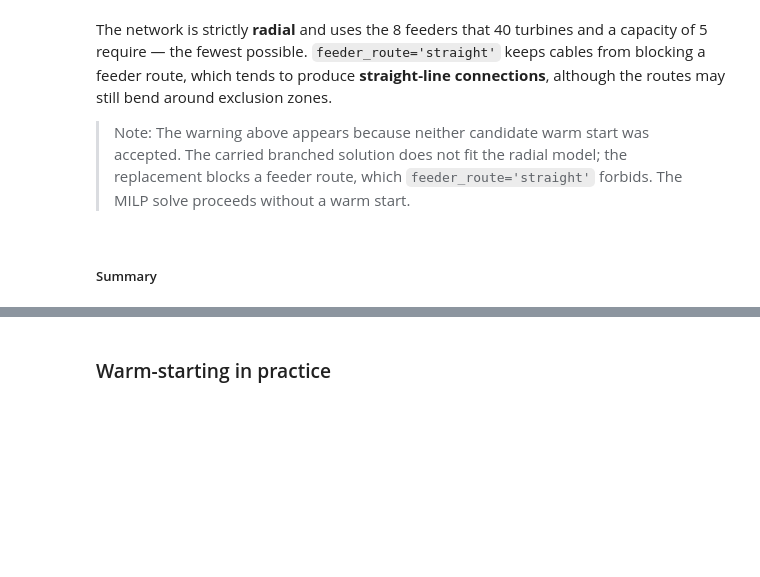
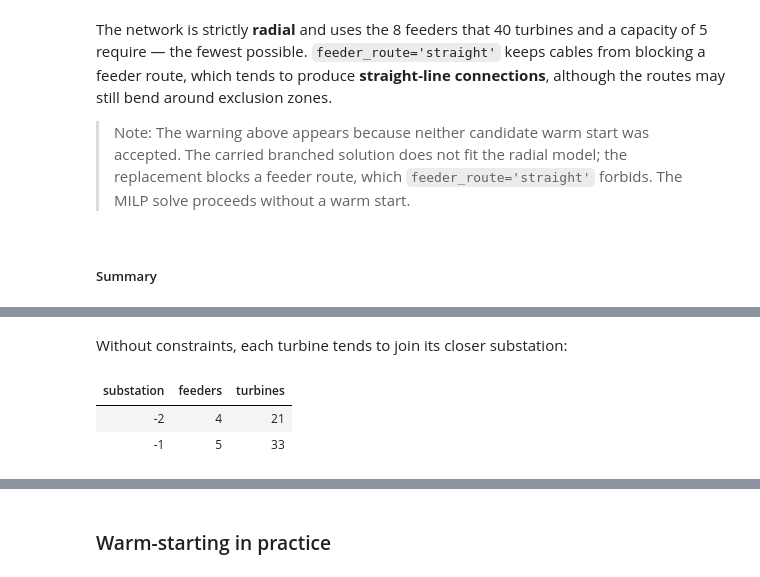
Before and after one commit to DTUWindEnergy/OptiWindNet, a Jupyter notebook: docs/notebooks/hi31_options.ipynb, the cells around one changed output, grey strips where cells are left out. Saved outputs shown, nothing was run; the diff lists cells and outputs as text; code cells hidden in the pictures; blank space fills up the shorter version.

```diff
--- a/docs/notebooks/hi31_options.ipynb
+++ b/docs/notebooks/hi31_options.ipynb
@@ -215,6 +197,7 @@ milp_branched = MILPRouter(
     solver_options={'random_seed': 1234567},
 )
 # %%
+wfn.constraints = constraints_branched
 terse = wfn.optimize(router=milp_branched)
 wfn
 # %% [output]
@@ -243,9 +225,9 @@ A solution from the less constrained model can be tried as a warm start for anot
 # %% [markdown]
 ##### Radial, minimum feeders, straight routes
 # %%
-model_options_radial_straight = ModelOptions(
+constraints_radial_straight = NetworkConstraints(
     topology='radial',
-    feeder_limit='minimum',
+    feeders='min',
     feeder_route='straight',
 )
 # %%
@@ -253,9 +235,9 @@ milp_radial_straight = MILPRouter(
     solver_name='ortools.cp_sat',
     time_limit=10,
     mip_gap=0.01,
-    model_options=model_options_radial_straight,
     solver_options={'random_seed': 1234567},
 )
+wfn.constraints = constraints_radial_straight
 terse = wfn.optimize(router=milp_radial_straight)
 wfn
 # %% [output]
@@ -294,0 +282,30 @@ For these two examples, the `MILP` router enforces the selected [ModelOptions](.
+# %%
+from optiwindnet.api import load_repository
+
+
+def per_substation(wfn):
+    G = wfn.G
+    R = G.graph['R']
+    return Table(
+        [(r, G.degree[r], G.nodes[r]['load']) for r in range(-R, 0)],
+        headers=('substation', 'feeders', 'turbines'),
+    )
+
+
+wfn_two = WindFarmNetwork(L=load_repository().neart, cables=7)
+hgs_two = HGSRouter(time_limit=1, seed=1234567)
+milp_two = MILPRouter(
+    solver_name='ortools.cp_sat',
+    time_limit=10,
+    mip_gap=0.01,
+    solver_options={'random_seed': 1234567},
+)
+# %% [markdown]
+Without constraints, each turbine tends to join its closer substation:
+# %%
+wfn_two.optimize(router=hgs_two)
+per_substation(wfn_two)
+# %% [output]
+| substation | feeders | turbines |
+| -2 | 4 | 21 |
+| -1 | 5 | 33 |
```
Also changed, not shown: parts of 63 cells of this notebook.
